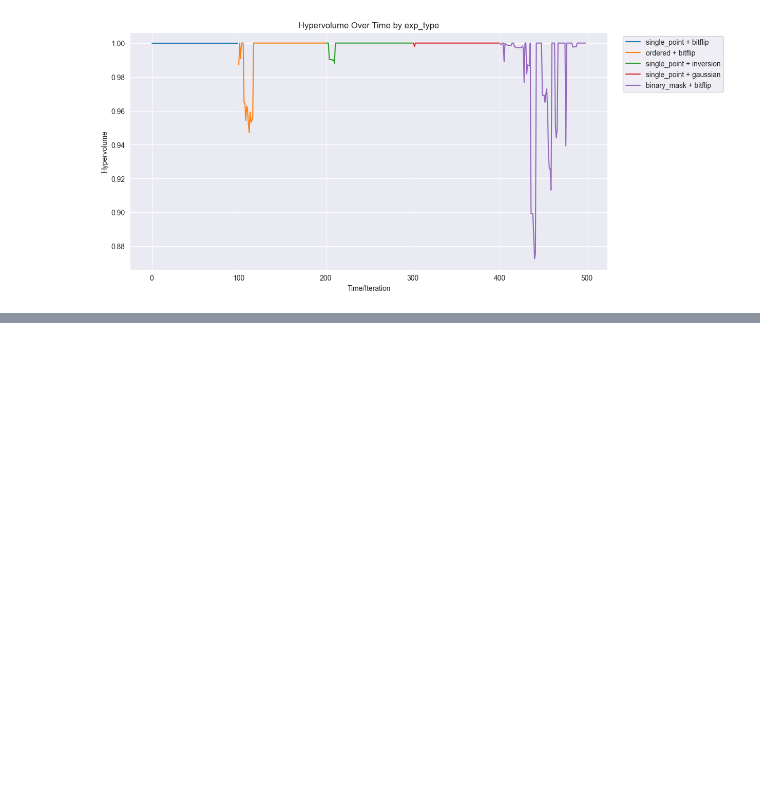
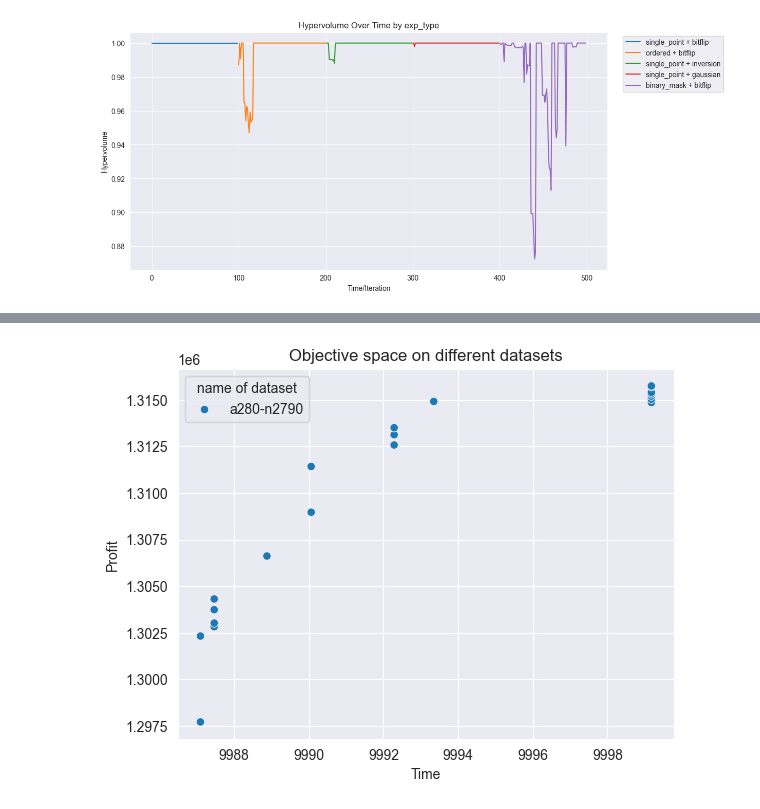
Before and after one commit to hugohewitt123/NIC_CA2_group_project, a Jupyter notebook: src/plot.ipynb, the cells around one changed output, grey strips where cells are left out. Cells and saved outputs as stored; diff of their text form; code cells hidden in the pictures; blank space fills up the shorter version.

Commit message:
write .f file and update plot

```diff
--- a/src/plot.ipynb
+++ b/src/plot.ipynb
@@ -19,7 +19,7 @@ for filename in os.listdir(folder_path):
         # deal with results from the latest code
         file_path = os.path.join(folder_path, filename)
         data0 = pd.read_csv(file_path)
-        df0 = pd.concat([df, data], ignore_index=True)
+        df0 = pd.concat([df, data0], ignore_index=True)
 # %%
 df.rename(columns={'exe_type': 'exp_type'}, inplace=True)
 # %%
@@ -209,0 +236,2 @@ plt.show()
+# %%
+df0.dropna(inplace=True)
@@ -209,0 +262,11 @@ plt.show()
+# %%
+dataset_label = {0: 'a280-n279', 1: 'a280-n1395', 2: 'a280-n2790', 3: 'fnl4461-n4460', 4: 'fnl4461-n22300',
+                5: 'fnl4461-n44600', 6: 'pla33810-n33809', 7: 'pla33810-n169045', 8: 'pla33810-n338090'}
+df0.loc[:, 'dataset_idx'] = df0['dataset_idx'].replace(dataset_label)
+# %%
+scatter = sns.scatterplot(x='Time', y='Profit', hue='dataset_idx', data=df0)
+scatter.legend(title="name of dataset")
+plt.title("Objective space on different datasets")
+plt.show()
+# %% [output]
+[figure, added]
```
Also changed, not shown: parts of 5 cells of this notebook, 4 other files.
